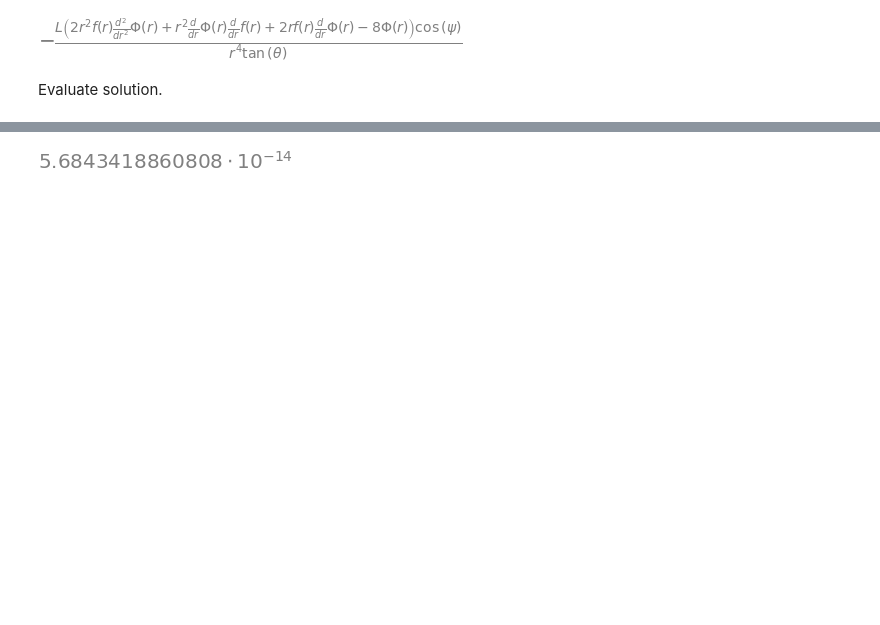
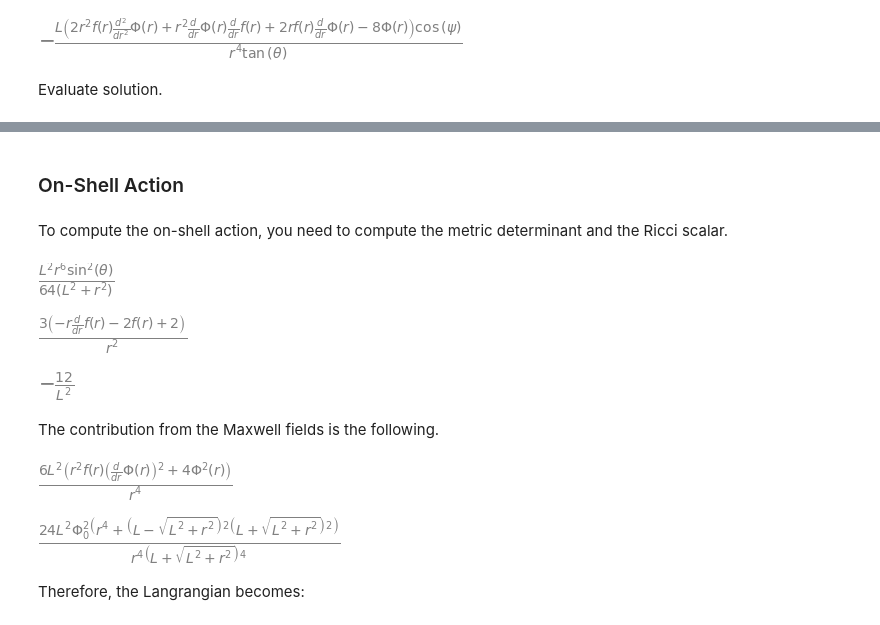
Before and after one commit to jchryssanthacopoulos/wormholes, a Jupyter notebook: einstein_maxwell_ads4_euclidean.ipynb, the cells around one changed output, grey strips where cells are left out. Saved outputs shown, nothing was run; the diff lists cells and outputs as text; code cells hidden in the pictures; blank space fills up the shorter version.

Commit message:
Include calculation of on-shell Euclidean action for disconnected solution

```diff
--- a/einstein_maxwell_ads4_euclidean.ipynb
+++ b/einstein_maxwell_ads4_euclidean.ipynb
@@ -209,4 +207,33 @@ dF.simplify()
-# %%
-dF.subs({L: 1.2, r: 21})
-# %% [output]
-[figure, removed]
+# %% [markdown]
+### On-Shell Action
+# %% [markdown]
+To compute the on-shell action, you need to compute the metric determinant and the Ricci scalar.
+# %%
+det_g = sympy.Matrix(sch.tensor()).det().simplify()
+det_g = det_g.subs({f: f_sol}).simplify()
+det_g
+# %% [output]
+[figure, added]
+# %%
+R = RicciScalar.from_riccitensor(Ric)
+R.simplify()
+R.expr
+# %% [output]
+[figure, added]
+# %%
+R.expr.subs({f: 1 + r ** 2 / L ** 2}).simplify()
+# %% [output]
+[figure, added]
+# %% [markdown]
+The contribution from the Maxwell fields is the following.
+# %%
+T_contracted_2
+# %% [output]
+[figure, added]
+# %%
+T_contracted_simp = sympy.simplify(6 * L ** 2 * ((dphidr ** 2) * f_sol * r ** 2 + 4 * phi_sol ** 2) / r ** 4)
+T_contracted_simp
+# %% [output]
+[figure, added]
+# %% [markdown]
+Therefore, the Langrangian becomes:
```
Also changed, not shown: parts of 18 cells of this notebook.
